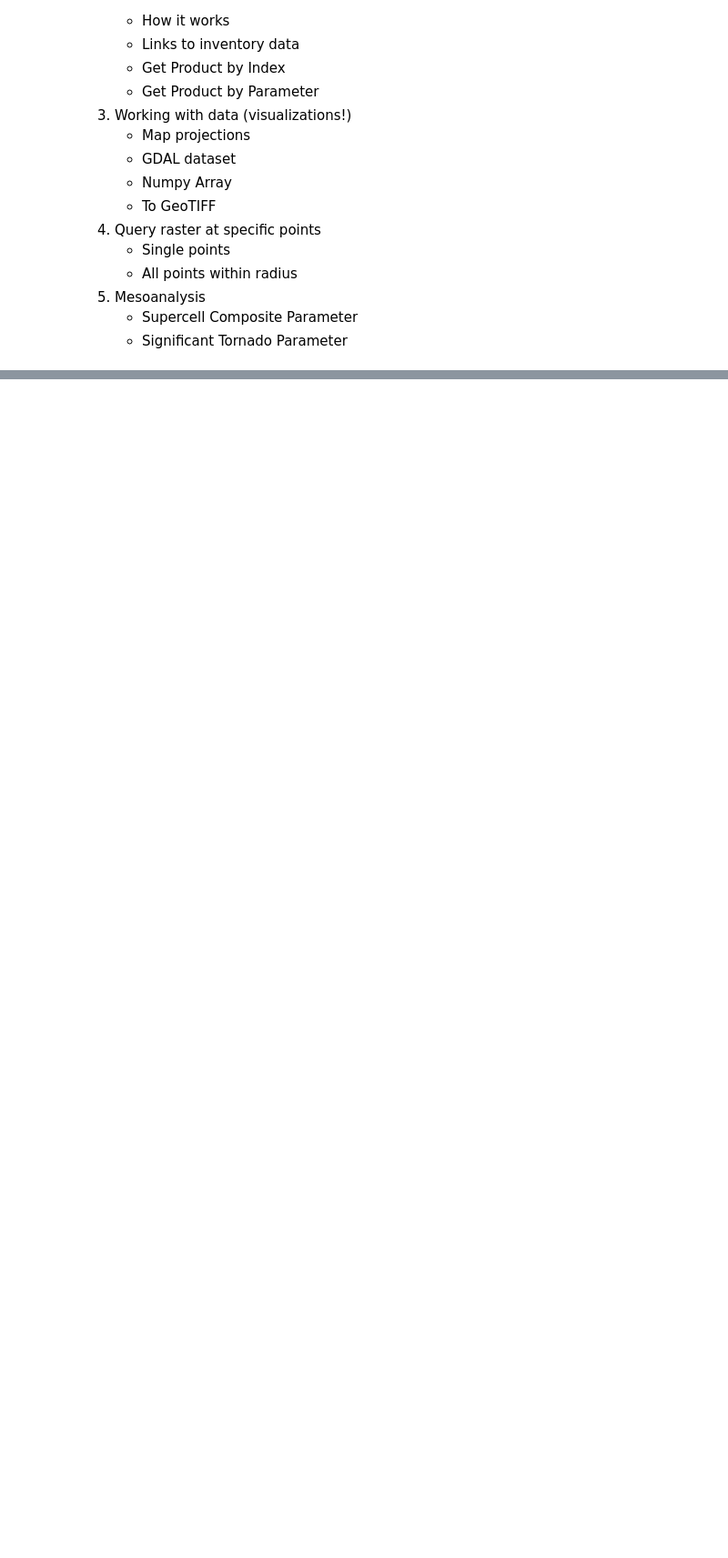
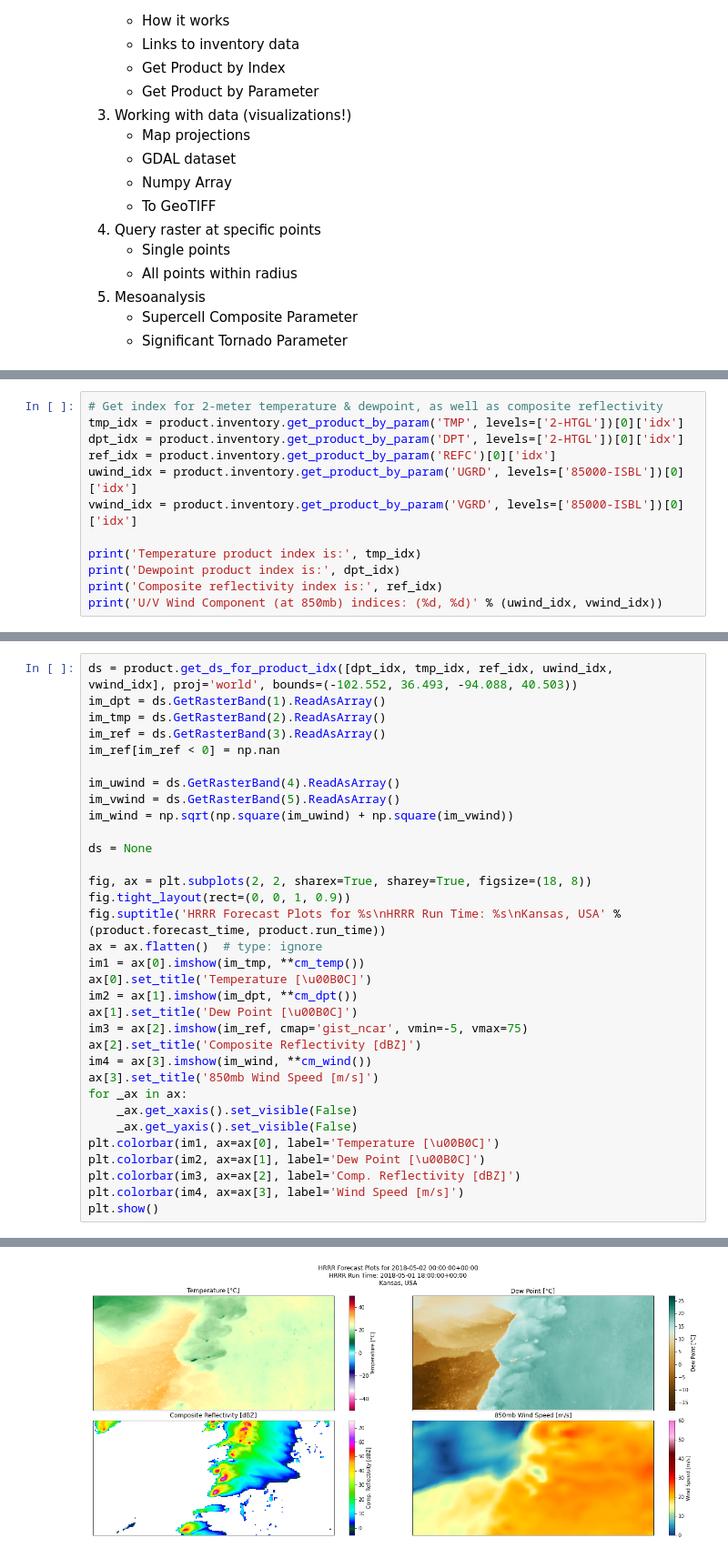
Before and after one commit to jdalrym2/meteocre, a Jupyter notebook: examples/01_fetchhrrr_demo.ipynb, the cells around one changed output, grey strips where cells are left out. Shown: that part at 91% size. Drawn from its saved outputs; the diff is of its cells as text; blank space fills up the shorter version.

```diff
--- a/examples/01_fetchhrrr_demo.ipynb
+++ b/examples/01_fetchhrrr_demo.ipynb
@@ -61,0 +134,12 @@ Creating output file that is 2269P x 976L.
+# %%
+# Get index for 2-meter temperature & dewpoint, as well as composite reflectivity
+tmp_idx = product.inventory.get_product_by_param('TMP', levels=['2-HTGL'])[0]['idx']
+dpt_idx = product.inventory.get_product_by_param('DPT', levels=['2-HTGL'])[0]['idx']
+ref_idx = product.inventory.get_product_by_param('REFC')[0]['idx']
+uwind_idx = product.inventory.get_product_by_param('UGRD', levels=['85000-ISBL'])[0]['idx']
+vwind_idx = product.inventory.get_product_by_param('VGRD', levels=['85000-ISBL'])[0]['idx']
+
+print('Temperature product index is:', tmp_idx)
+print('Dewpoint product index is:', dpt_idx)
+print('Composite reflectivity index is:', ref_idx)
+print('U/V Wind Component (at 850mb) indices: (%d, %d)' % (uwind_idx, vwind_idx))
@@ -61,0 +151,34 @@ Creating output file that is 2269P x 976L.
+# %%
+ds = product.get_ds_for_product_idx([dpt_idx, tmp_idx, ref_idx, uwind_idx, vwind_idx], proj='world', bounds=(-102.552, 36.493, -94.088, 40.503))
+im_dpt = ds.GetRasterBand(1).ReadAsArray()
+im_tmp = ds.GetRasterBand(2).ReadAsArray()
+im_ref = ds.GetRasterBand(3).ReadAsArray()
+im_ref[im_ref < 0] = np.nan
+
+im_uwind = ds.GetRasterBand(4).ReadAsArray()
+im_vwind = ds.GetRasterBand(5).ReadAsArray()
+im_wind = np.sqrt(np.square(im_uwind) + np.square(im_vwind))
+
+ds = None
+
+fig, ax = plt.subplots(2, 2, sharex=True, sharey=True, figsize=(18, 8))
+fig.tight_layout(rect=(0, 0, 1, 0.9))
+fig.suptitle('HRRR Forecast Plots for %s\nHRRR Run Time: %s\nKansas, USA' % (product.forecast_time, product.run_time))
+ax = ax.flatten()  # type: ignore
+im1 = ax[0].imshow(im_tmp, **cm_temp())
+ax[0].set_title('Temperature [\u00B0C]')
+im2 = ax[1].imshow(im_dpt, **cm_dpt())
+ax[1].set_title('Dew Point [\u00B0C]')
+im3 = ax[2].imshow(im_ref, cmap='gist_ncar', vmin=-5, vmax=75)
+ax[2].set_title('Composite Reflectivity [dBZ]')
+im4 = ax[3].imshow(im_wind, **cm_wind())
+ax[3].set_title('850mb Wind Speed [m/s]')
+for _ax in ax:
+    _ax.get_xaxis().set_visible(False)
+    _ax.get_yaxis().set_visible(False)
+plt.colorbar(im1, ax=ax[0], label='Temperature [\u00B0C]')
+plt.colorbar(im2, ax=ax[1], label='Dew Point [\u00B0C]')
+plt.colorbar(im3, ax=ax[2], label='Comp. Reflectivity [dBZ]')
+plt.colorbar(im4, ax=ax[3], label='Wind Speed [m/s]')
+plt.show()
+# %% [output]
@@ -61,0 +188 @@ Creating output file that is 2269P x 976L.
+[figure, added]
```
Also changed, not shown: parts of 7 cells of this notebook, 28 other files.
